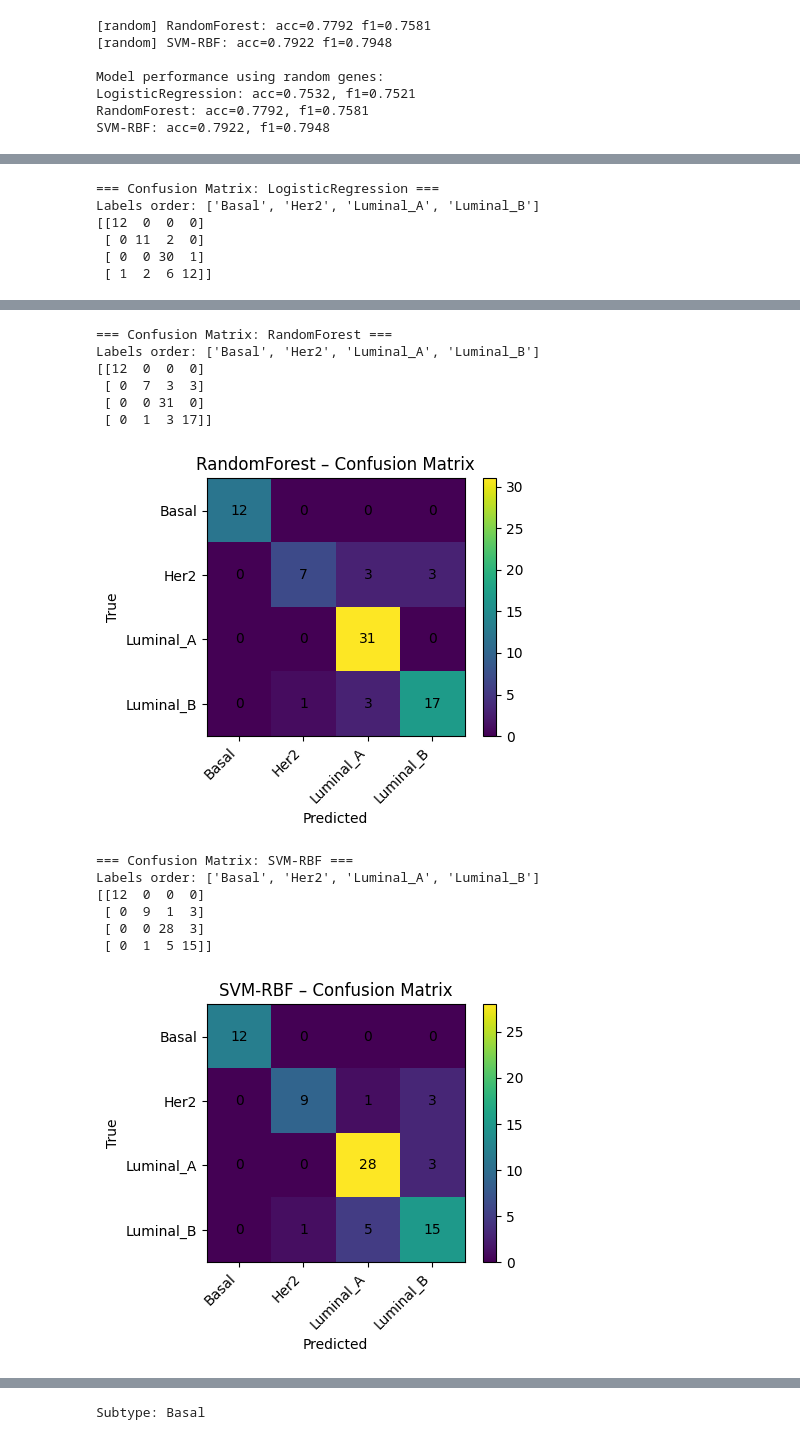
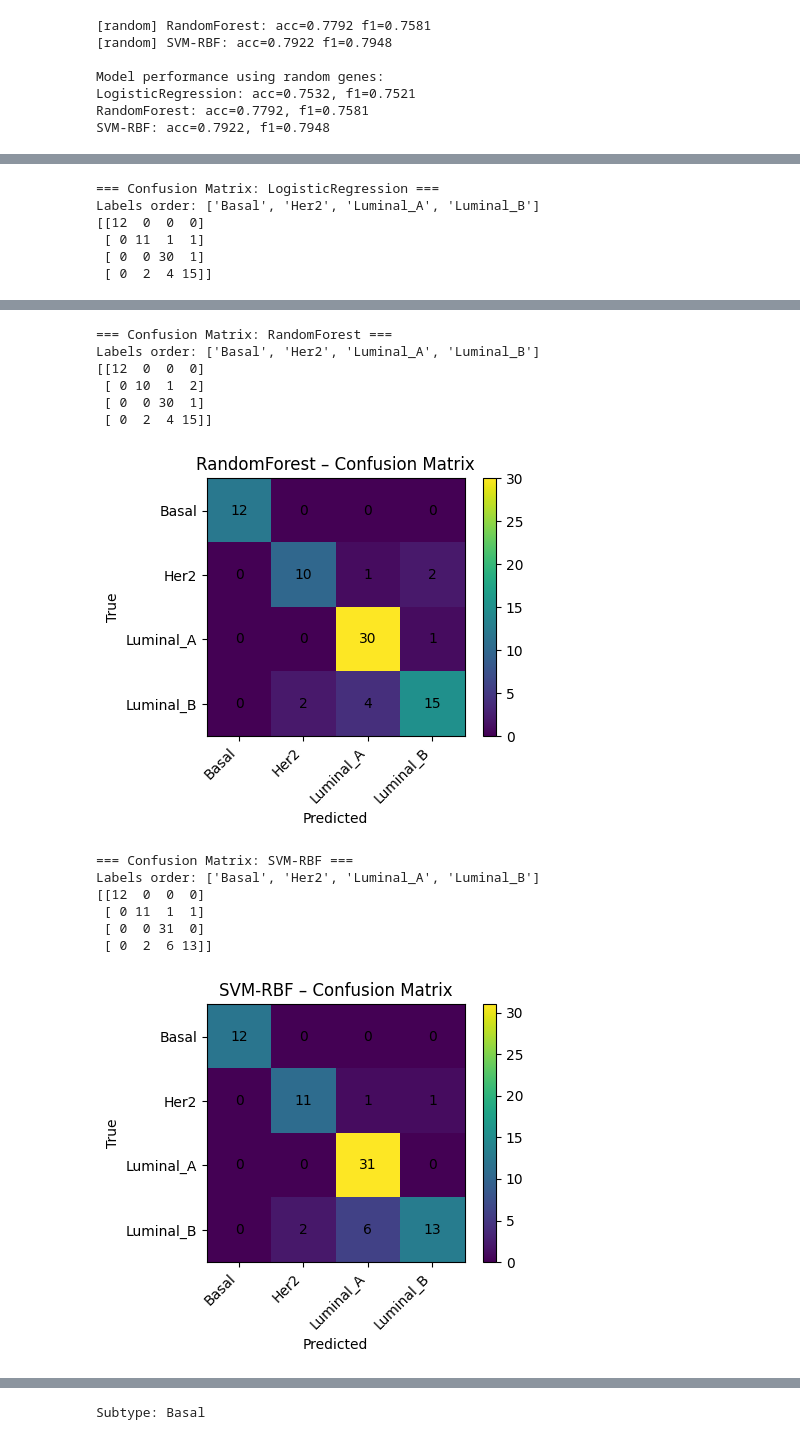
Before and after one commit to garrett-davidson-16/bioinformatics-final, a Jupyter notebook: Final_Davidson.ipynb, the cells around one changed output, grey strips where cells are left out. Drawn from its saved outputs; the diff is of its cells as text; code cells hidden in the pictures.

```diff
--- a/Final_Davidson.ipynb
+++ b/Final_Davidson.ipynb
@@ -462,10 +476,12 @@ def ml_train(X_input, y, label="ModelRun"):
     f1 = f1_score(y_test, y_pred, average="macro")
     print(f"[{label}] LogisticRegression: acc={acc:.4f} f1={f1:.4f}")
     results["LogisticRegression"] = {
-        "acc": acc,
-        "f1": f1,
+        "model": logreg,
+        "acc": accuracy_score(y_test, y_pred),
+        "f1": f1_score(y_test, y_pred, average="macro"),
         "y_test": y_test,
-        "y_pred": y_pred
+        "y_pred": y_pred,
+        "X_test_scaled": X_test_scaled
     }
 
     # ----------------------------
@@ -479,16 +495,18 @@ def ml_train(X_input, y, label="ModelRun"):
     f1 = f1_score(y_test, y_pred, average="macro")
     print(f"[{label}] RandomForest: acc={acc:.4f} f1={f1:.4f}")
     results["RandomForest"] = {
-        "acc": acc,
-        "f1": f1,
+        "model": rf,
+        "acc": accuracy_score(y_test, y_pred),
+        "f1": f1_score(y_test, y_pred, average="macro"),
         "y_test": y_test,
-        "y_pred": y_pred
+        "y_pred": y_pred,
+        "X_test_scaled": X_test_scaled
     }
 
     # ----------------------------
     # 3. SVM (RBF kernel)
     # ----------------------------
-    svm = SVC(kernel="rbf", probability=False)
+    svm = SVC(kernel="rbf", probability=True, random_state=42)
     svm.fit(X_train_scaled, y_train)
     y_pred = svm.predict(X_test_scaled)
 
@@ -496,10 +514,12 @@ def ml_train(X_input, y, label="ModelRun"):
     f1 = f1_score(y_test, y_pred, average="macro")
     print(f"[{label}] SVM-RBF: acc={acc:.4f} f1={f1:.4f}")
     results["SVM-RBF"] = {
-        "acc": acc,
-        "f1": f1,
+        "model": svm,
+        "acc": accuracy_score(y_test, y_pred),
+        "f1": f1_score(y_test, y_pred, average="macro"),
         "y_test": y_test,
-        "y_pred": y_pred
+        "y_pred": y_pred,
+        "X_test_scaled": X_test_scaled
     }
 
     return results
@@ -508,5 +528,5 @@ def ml_train(X_input, y, label="ModelRun"):
 # ---------------------------------------------------------
 # Run ML evaluation on your full expression matrix
 # ---------------------------------------------------------
-results = ml_train(X, y, label="PAM50")
+results = ml_train(X, y, label="all")
 # %% [output]
@@ -525,7 +547,7 @@ print("Selected feature count:", X_selected.shape[1])
 # ---------------------------------------------------------
 # Train ML models on reduced feature set
 # ---------------------------------------------------------
-results_selected = ml_train(X_selected, y, label="DE_Selected")
+results_selected = ml_train(X_selected, y, label="DE")
 
 print("\nModel performance using DE-selected marker genes:")
 for model, info in results_selected.items():
@@ -649,41 +677,41 @@ def plot_confusion_matrix(cm, class_names, title):
 
 # ---------------------------------------------------
 # Generate confusion matrices for each trained model
 # ---------------------------------------------------
 class_names = sorted(y.unique())
 
-for name, info in results.items():
+for name, info in results_selected.items():
     print(f"\n=== Confusion Matrix: {name} ===")
 
     y_test = info["y_test"]      # from ml_train return structure
     y_pred = info["y_pred"]      # predicted labels stored earlier
 
     cm = confusion_matrix(y_test, y_pred, labels=class_names)
 
     print("Labels order:", class_names)
     print(cm)
 
     # Plot matrix
     plot_confusion_matrix(cm, class_names, f"{name} – Confusion Matrix")
 # %% [output]
 === Confusion Matrix: LogisticRegression ===
 Labels order: ['Basal', 'Her2', 'Luminal_A', 'Luminal_B']
 [[12  0  0  0]
- [ 0 11  2  0]
+ [ 0 11  1  1]
  [ 0  0 30  1]
- [ 1  2  6 12]]
+ [ 0  2  4 15]]
 [figure]
 === Confusion Matrix: RandomForest ===
 Labels order: ['Basal', 'Her2', 'Luminal_A', 'Luminal_B']
 [[12  0  0  0]
- [ 0  7  3  3]
- [ 0  0 31  0]
- [ 0  1  3 17]]
+ [ 0 10  1  2]
+ [ 0  0 30  1]
+ [ 0  2  4 15]]
-[figure, old version]
+[figure, new version]
 === Confusion Matrix: SVM-RBF ===
 Labels order: ['Basal', 'Her2', 'Luminal_A', 'Luminal_B']
 [[12  0  0  0]
- [ 0  9  1  3]
- [ 0  0 28  3]
- [ 0  1  5 15]]
+ [ 0 11  1  1]
+ [ 0  0 31  0]
+ [ 0  2  6 13]]
-[figure, old version]
+[figure, new version]
```
Also changed, not shown: parts of 22 cells of this notebook.
